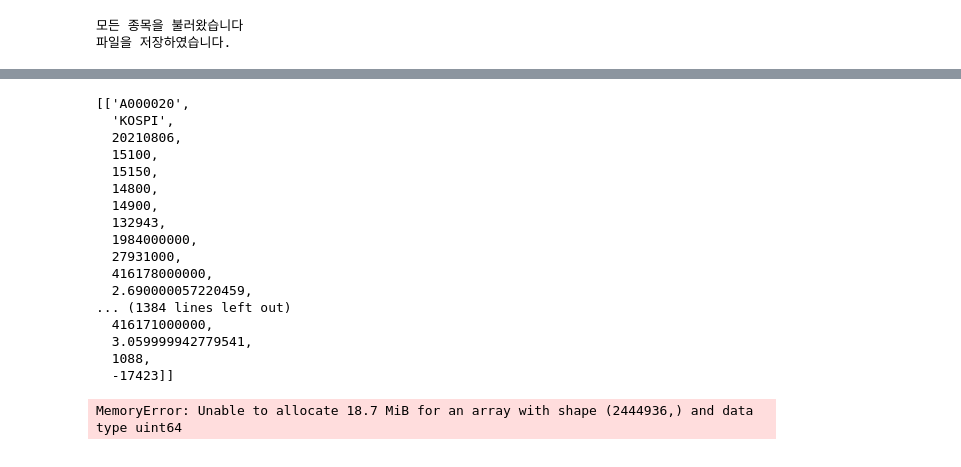
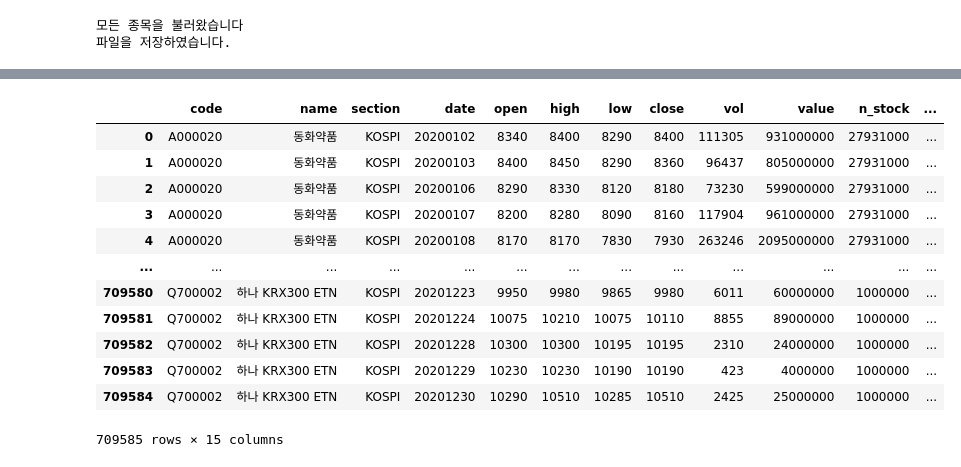
Before and after one commit to Stock-Recommandation-System-based-on-AI/stock_data, a Jupyter notebook: stock_data_api.ipynb, the cells around one changed output, grey strips where cells are left out. Cells and saved outputs as stored; diff of their text form; code cells hidden in the pictures.

Commit message:
edited stockdata_api

```diff
--- a/stock_data_api.ipynb
+++ b/stock_data_api.ipynb
@@ -254,5 +205 @@ stockitems[stockitems["name"] == "삼성전자"]
 | 303 | A005930 | 삼성전자 | KOSPI | 1 | 013 |
-# %%
-for i in range(5, 26):
-    company_list = instCpCodeMgr.GetGroupCodeList(i)
-    print(i, len(company_list))
@@ -277,24 +205,0 @@ for i in range(5, 26):
-# %%
-
-objStockChart = win32com.client.Dispatch("CpSysDib.StockChart")
-objStockChart.SetinputValue(0, 'A005930')
-objStockChart.SetinputValue(1, ord('2'))
-objStockChart.SetinputValue(2, '19800101')
-objStockChart.SetinputValue(3, '20210731')
-objStockChart.SetinputValue(4, 1)
-objStockChart.SetinputValue(5, [0, 2, 3, 4, 5, 8])
-objStockChart.SetinputValue(6, ord('D'))
-objStockChart.SetinputValue(9, ord('1'))
-objStockChart.BlockRequest()
-
-lis = objStockChart.GetHeaderValue(3)
-stock_info = []
-for i in range(lis):
-    stock_info.append(objStockChart.GetDataValue(0, i))
-    stock_info.append(objStockChart.GetDataValue(1, i))
-    stock_info.append(objStockChart.GetDataValue(2, i))
-    stock_info.append(objStockChart.GetDataValue(3, i))
-    stock_info.append(objStockChart.GetDataValue(4, i))
-    stock_info.append(objStockChart.GetDataValue(5, i))
-
-print(stock_info)
@@ -444,25 +297,20 @@ rows[1]
-# %%
-rows[:100]
-# %% [output]
-[['A000020',
-  'KOSPI',
-  20210806,
-  15100,
-  15150,
-  14800,
-  14900,
-  132943,
-  1984000000,
-  27931000,
-  416178000000,
-  2.690000057220459,
-... (1384 lines left out)
-  416171000000,
-  3.059999942779541,
-  1088,
-  -17423]]
-# %%
-dailychart = pd.DataFrame(data = rows, columns= column_dailychart)
-dailychart
-# %% [output]
-MemoryError: Unable to allocate 18.7 MiB for an array with shape (2444936,) and data type uint64
+# %%
+all_stock_dailyChart_2020 = pd.DataFrame(rows, columns=column_dailychart)
+all_stock_dailyChart_2020 = all_stock_dailyChart_2020.sort_values(["code", "date"])
+all_stock_dailyChart_2020 = all_stock_dailyChart_2020.reset_index(drop=True)
+all_stock_dailyChart_2020.to_csv("all_stock_daily_chart_2020.csv", index=False)
+all_stock_dailyChart_2020
+# %% [output]
+|  | code | name | section | date | open | high | low | close | vol | value | n_stock | ... |
+| 0 | A000020 | 동화약품 | KOSPI | 20200102 | 8340 | 8400 | 8290 | 8400 | 111305 | 931000000 | 27931000 | ... |
+| 1 | A000020 | 동화약품 | KOSPI | 20200103 | 8400 | 8450 | 8290 | 8360 | 96437 | 805000000 | 27931000 | ... |
+| 2 | A000020 | 동화약품 | KOSPI | 20200106 | 8290 | 8330 | 8120 | 8180 | 73230 | 599000000 | 27931000 | ... |
+| 3 | A000020 | 동화약품 | KOSPI | 20200107 | 8200 | 8280 | 8090 | 8160 | 117904 | 961000000 | 27931000 | ... |
+| 4 | A000020 | 동화약품 | KOSPI | 20200108 | 8170 | 8170 | 7830 | 7930 | 263246 | 2095000000 | 27931000 | ... |
+| ... | ... | ... | ... | ... | ... | ... | ... | ... | ... | ... | ... | ... |
+| 709580 | Q700002 | 하나 KRX300 ETN | KOSPI | 20201223 | 9950 | 9980 | 9865 | 9980 | 6011 | 60000000 | 1000000 | ... |
+| 709581 | Q700002 | 하나 KRX300 ETN | KOSPI | 20201224 | 10075 | 10210 | 10075 | 10110 | 8855 | 89000000 | 1000000 | ... |
+| 709582 | Q700002 | 하나 KRX300 ETN | KOSPI | 20201228 | 10300 | 10300 | 10195 | 10195 | 2310 | 24000000 | 1000000 | ... |
+| 709583 | Q700002 | 하나 KRX300 ETN | KOSPI | 20201229 | 10230 | 10230 | 10190 | 10190 | 423 | 4000000 | 1000000 | ... |
+| 709584 | Q700002 | 하나 KRX300 ETN | KOSPI | 20201230 | 10290 | 10510 | 10285 | 10510 | 2425 | 25000000 | 1000000 | ... |
+709585 rows × 15 columns
```
Also changed, not shown: parts of 44 cells of this notebook, 2 other files.
